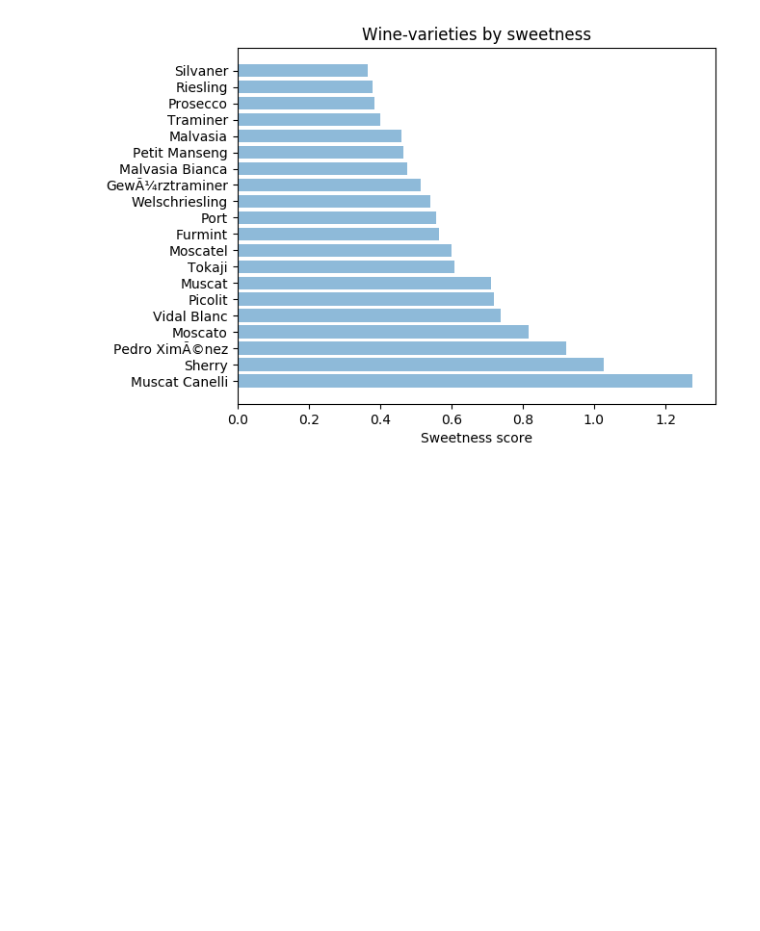
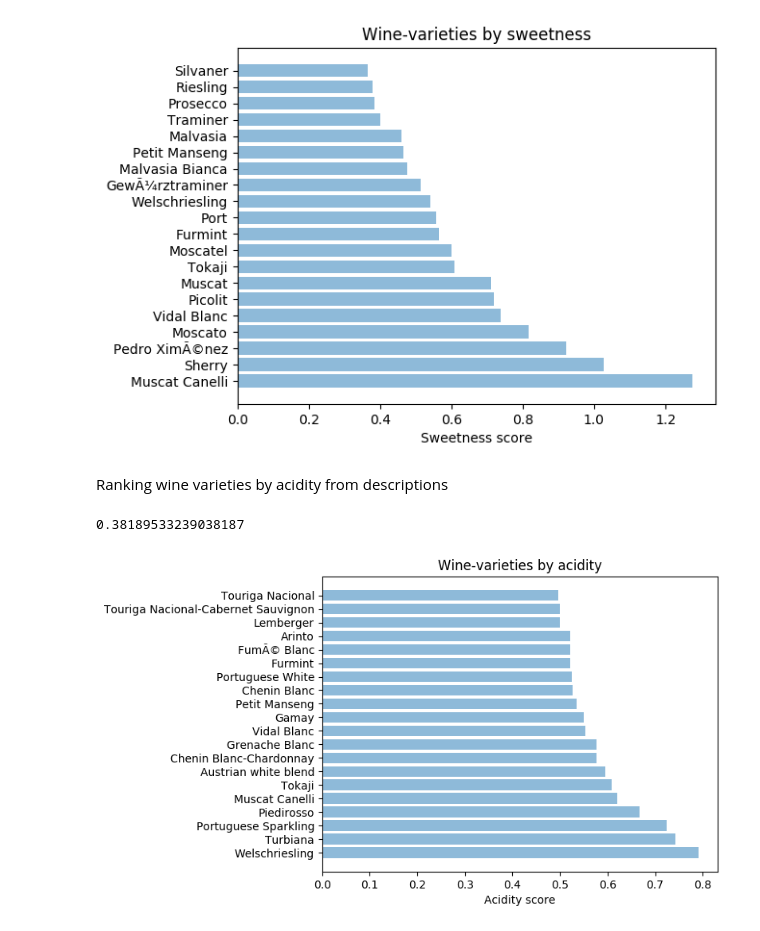
Before and after one commit to pavlafuxova/TFM, a Jupyter notebook: ranking_varieties.ipynb, the cells around one changed output. Cells and saved outputs as stored; diff of their text form; code cells hidden in the pictures; blank space fills up the shorter version.

Commit message:
barplot of acidity score

```diff
--- a/ranking_varieties.ipynb
+++ b/ranking_varieties.ipynb
@@ -145,3 +145,54 @@ plt.title('Wine-varieties by sweetness')
 plt.show()
 # %% [output]
 [figure]
+# %% [markdown]
+Ranking wine varieties by acidity from descriptions
+# %%
+def acidity_score(descriptions):
+    acid_freq = []
+    for review in descriptions:
+        review = TextBlob(review.decode('unicode-escape'))
+        num_acid = review.words.count("acid")
+        num_acidity = review.words.count("acidity")
+        num_acidic = review.words.count("acidic")
+        num_sour = review.words.count("sour")
+        total_acid = num_acid+num_acidity+num_acidic+num_sour
+        acid_freq.append(total_acid)
+    return float(sum(acid_freq))/len(acid_freq)
+# %%
+acidity_score(porto.description)
+# %% [output]
+0.38189533239038187
+# %%
+#calculating the frequency of "sweetness-related" words for each variety of wine and saving
+#it in a list tuples of type (wine-variety,frequency)
+
+acid_list = []
+for variety in wine_f.variety.unique():
+    df_variety = wine_f[wine_f.variety == variety]
+    acid = acidity_score(df_variety.description)
+    acid_list.append((variety,acid))
+
+# sorting from high sweeetness to low sweetness
+sorted_acid_list = sorted(acid_list, key=lambda x: -x[1])
+# %%
+# putting the list in dataframe format
+df_acidity = pd.DataFrame(sorted_acid_list,columns=["variety","acidity_score"])
+# %%
+plt.rcdefaults()
+fig, ax = plt.subplots()
+
+varieties = tuple(df_acidity.variety.tolist())[:20]
+varieties = [TextBlob(i.decode('unicode-escape')) for i in varieties]
+y_pos = np.arange(len(varieties))
+performance = np.array(df_acidity.acidity_score)[:20]
+error = np.random.rand(len(varieties))
+
+plt.barh(y_pos, performance, align='center', alpha=0.5)
+plt.yticks(y_pos, varieties)
+plt.xlabel('Acidity score')
+plt.title('Wine-varieties by acidity')
+
+plt.show()
+# %% [output]
+[figure, added]
```
